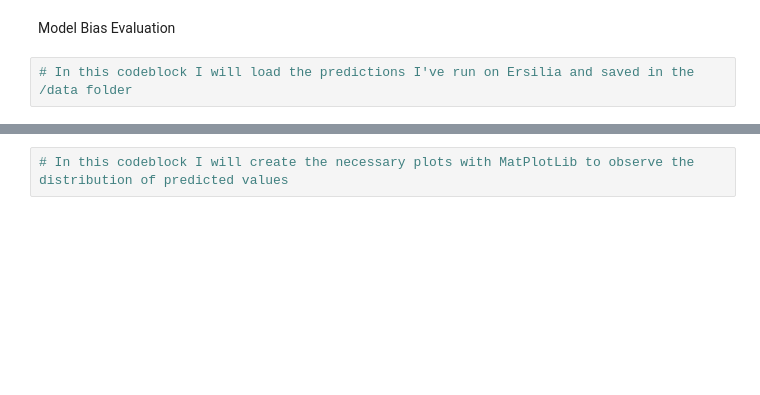
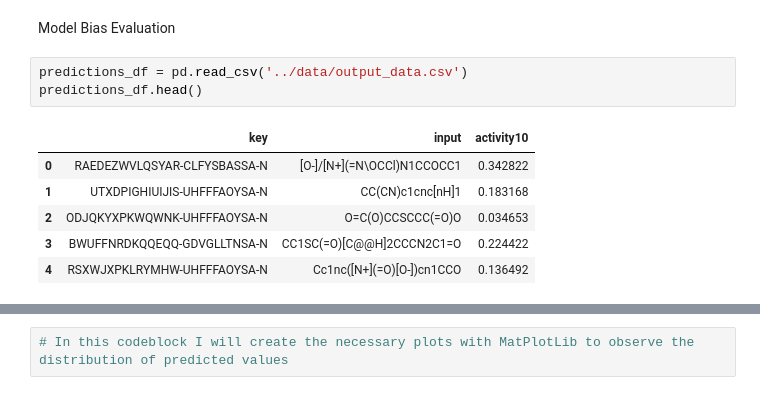
Before and after one commit to dubeyayushi/Contribution-Period-Ersilia, a Jupyter notebook: notebooks/model_bias(eos30gr).ipynb, the cells around one changed output, grey strips where cells are left out. Drawn from its saved outputs; the diff is of its cells as text; blank space fills up the shorter version.

```diff
--- a/notebooks/eos30gr_task-1.ipynb
+++ b/notebooks/model_bias(eos30gr).ipynb
@@ -209,4 +256,12 @@ OSError: Cannot save file into a non-existent directory: 'data'
 # %% [markdown]
 Model Bias Evaluation
 # %%
-# In this codeblock I will load the predictions I've run on Ersilia and saved in the /data folder
+predictions_df = pd.read_csv('../data/output_data.csv')
+predictions_df.head()
+# %% [output]
+|  | key | input | activity10 |
+| 0 | RAEDEZWVLQSYAR-CLFYSBASSA-N | [O-]/[N+](=N\OCCl)N1CCOCC1 | 0.342822 |
+| 1 | UTXDPIGHIUIJIS-UHFFFAOYSA-N | CC(CN)c1cnc[nH]1 | 0.183168 |
+| 2 | ODJQKYXPKWQWNK-UHFFFAOYSA-N | O=C(O)CCSCCC(=O)O | 0.034653 |
+| 3 | BWUFFNRDKQQEQQ-GDVGLLTNSA-N | CC1SC(=O)[C@@H]2CCCN2C1=O | 0.224422 |
+| 4 | RSXWJXPKLRYMHW-UHFFFAOYSA-N | Cc1nc([N+](=O)[O-])cn1CCO | 0.136492 |
```
Also changed, not shown: parts of 26 cells of this notebook, 2 other files.
